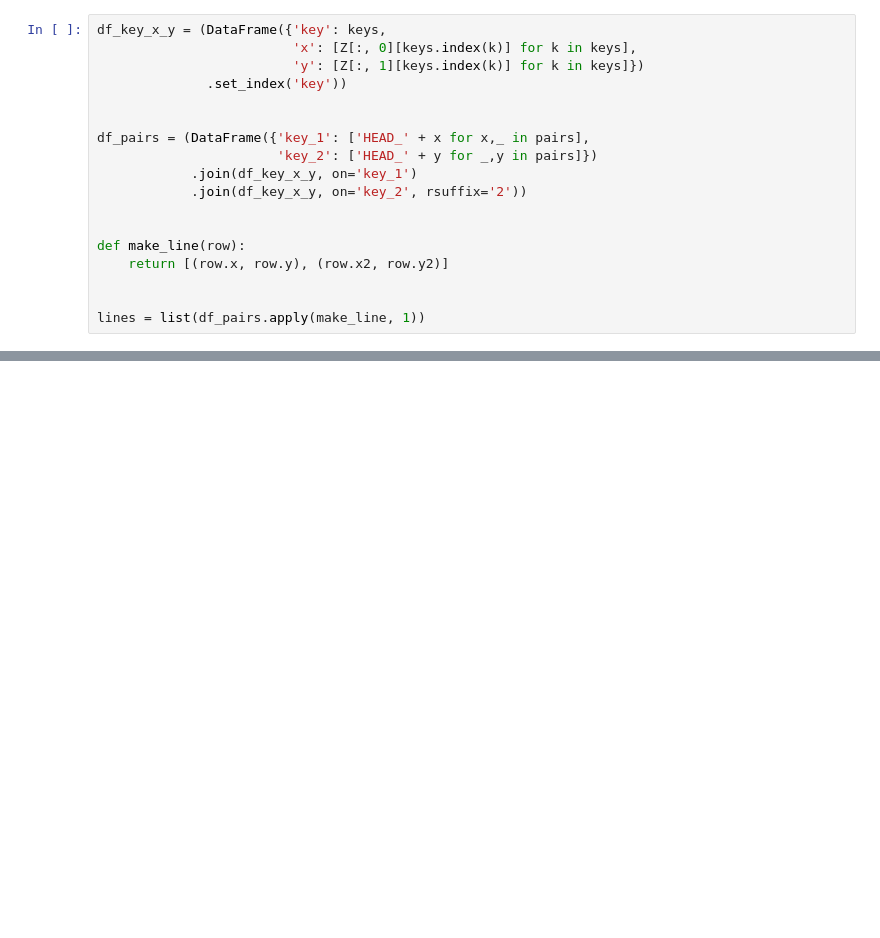
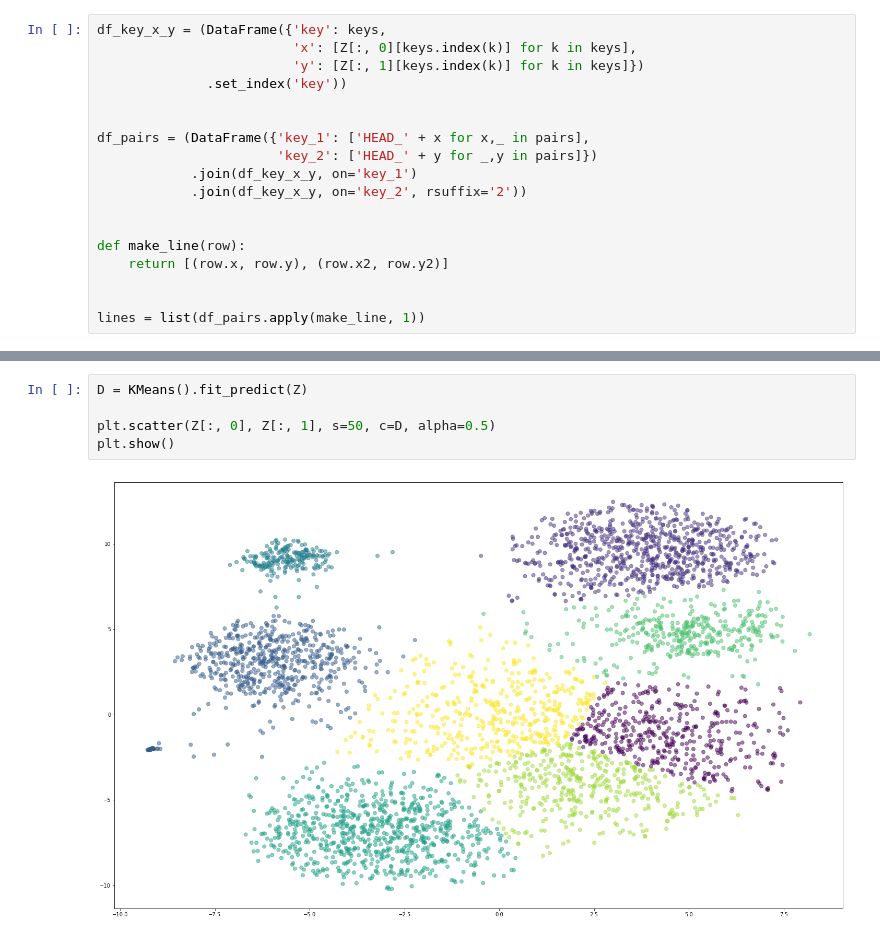
Before and after one commit to recursive-automata/word2vec_and_friends, a Jupyter notebook: code/facebook_word2vec_tsne.ipynb, the cells around one changed output, grey strips where cells are left out. Cells and saved outputs as stored; diff of their text form; blank space fills up the shorter version.

Commit message:
kmeans, too

```diff
--- a/code/facebook_word2vec_tsne.ipynb
+++ b/code/facebook_word2vec_tsne.ipynb
@@ -187,0 +196,7 @@ plt.show()
+# %%
+D = KMeans().fit_predict(Z)
+
+plt.scatter(Z[:, 0], Z[:, 1], s=50, c=D, alpha=0.5)
+plt.show()
+# %% [output]
+[figure, added]
```
Also changed, not shown: parts of 5 cells of this notebook.
